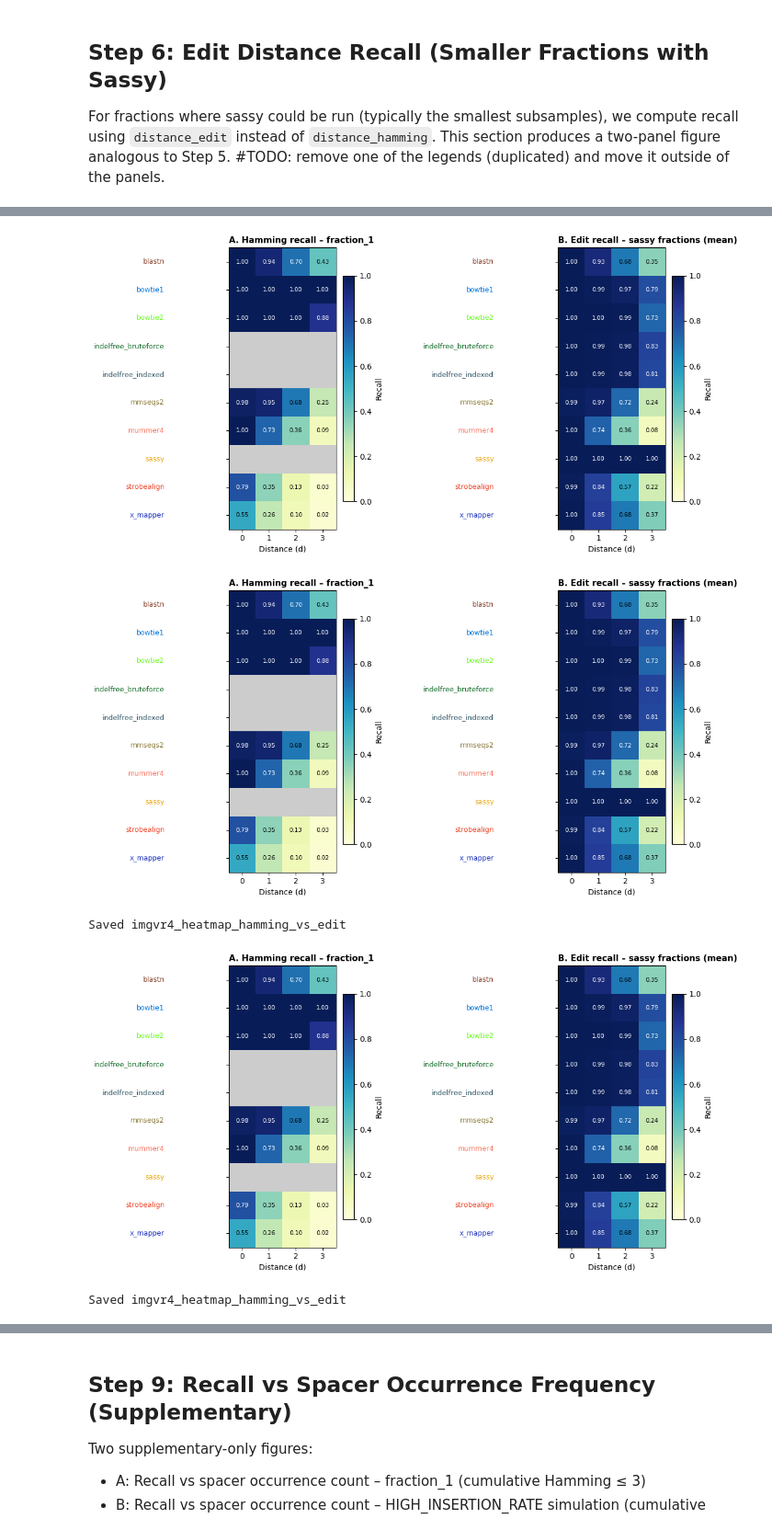
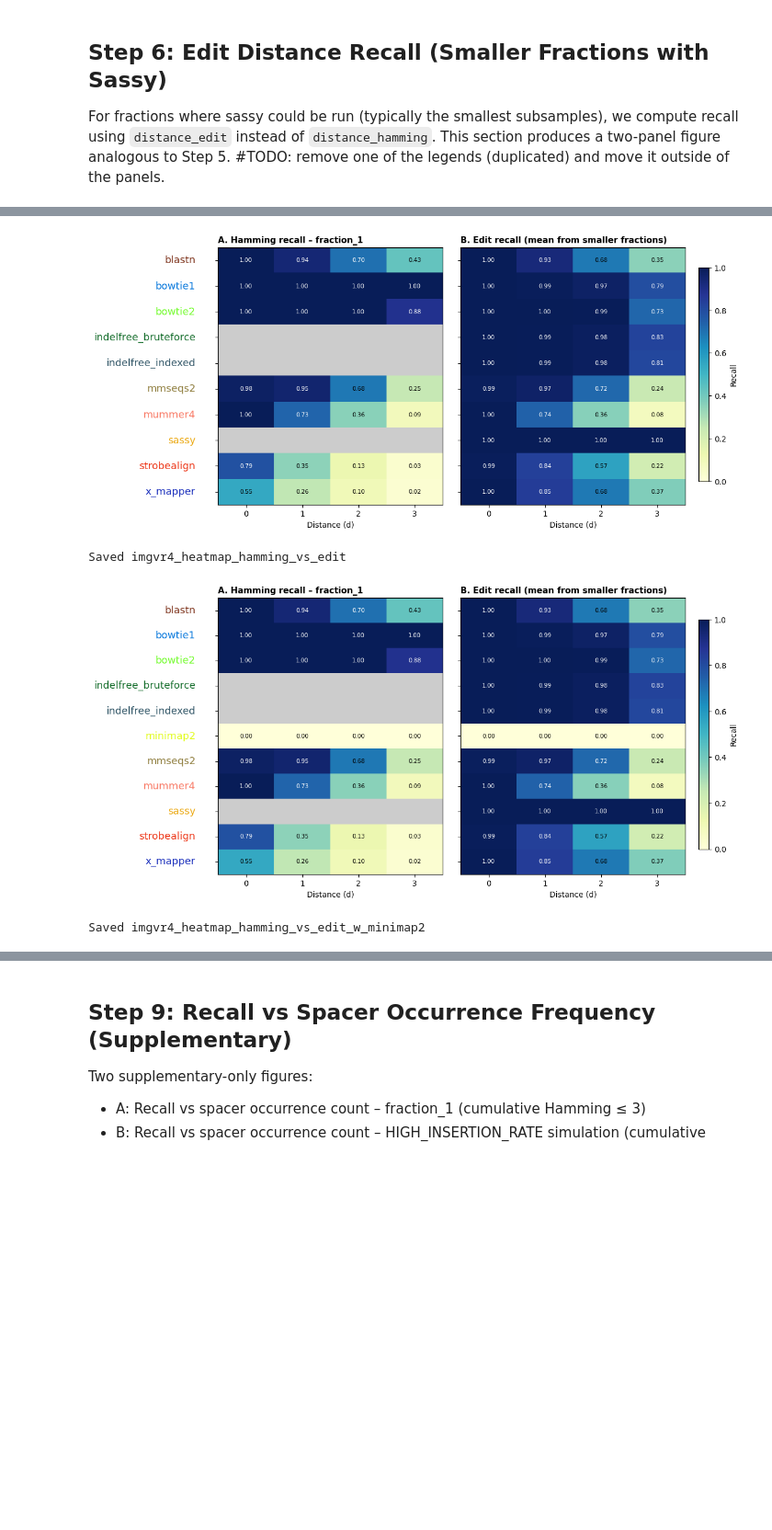
Before and after one commit to UriNeri/spacer_matching_bench, a Jupyter notebook: notebooks/Performance_imgvr4_v3.ipynb, the cells around one changed output, grey strips where cells are left out. Shown at 92% size. Cells and saved outputs as stored; diff of their text form; code cells hidden in the pictures; blank space fills up the shorter version.

```diff
--- a/notebooks/Performance_imgvr4_v3.ipynb
+++ b/notebooks/Performance_imgvr4_v3.ipynb
@@ -649,8 +582,8 @@ def compute_recall_by_distance(
 
     Each unique region (spacer_id, contig_id, region_idx) is assigned its
     MINIMUM distance across all tools.  This is the oracle "true" distance for
-    that region — the best alignment any tool achieved.  Using the minimum
-    avoids double-counting regions across distance bins (a region with min_dist=1
+    that region — the best alignment any tool achieved.  Using the minimum SHOULD
+    avoid double-counting regions across distance bins (a region with min_dist=1
     that some tools also report at distance 2 is counted only in the d=1 bin).
 
     A tool is credited with finding a region if it has any row for that region
@@ -734,8 +667,19 @@ def _plot_hamming_recall_panels(
         ax.set_ylabel('Recall')
         ax.set_xticks(dist_values)
         ax.set_ylim(-0.02, 1.05)
-        ax.legend(fontsize=8, loc='lower right')
+        # ax.legend(fontsize=8, loc='lower right')
         ax.grid(True, linestyle='--', alpha=0.4)
+
+    fig.legend(
+        # handles, labels,
+        loc='center left',
+        bbox_to_anchor=(1.05, 0.5),
+        frameon=True,
+        edgecolor='gray',
+        title='Tool',
+        fontsize=8,
+        title_fontsize=9,
+    )
 
     fig.tight_layout()
     return fig
@@ -961,7 +896,7 @@ def plot_heatmap_pair(
     edit_exact_df: pl.DataFrame,
     tools_list: list[str],
     include_minimap2: bool,
-) -> plt.Figure:
+ ) -> plt.Figure:
     """Side-by-side heatmaps: A = Hamming recall, B = Edit recall."""
     tlist = filter_tools(tools_list, include_minimap2=include_minimap2)
     ham_mat = _build_recall_matrix(hamming_exact_df.filter(pl.col('tool').is_in(tlist)), tlist, dist_values)
@@ -972,21 +907,27 @@ def plot_heatmap_pair(
 
     fig, axes = plt.subplots(1, 2, figsize=(12, max(4, len(tlist) * 0.45 + 1.5)))
 
-    for ax, mat, plabel, title in [
+    im_last = None
+    for panel_idx, (ax, mat, plabel, title) in enumerate([
         (axes[0], ham_mat, 'A.', 'Hamming recall – fraction_1'),
-        (axes[1], edit_mat, 'B.', 'Edit recall – sassy fractions (mean)'),
-    ]:
+        (axes[1], edit_mat, 'B.', 'Edit recall (mean from smaller fractions)'),
+    ]):
         im = ax.imshow(mat, aspect='auto', vmin=0, vmax=1, cmap=cmap,
                        interpolation='nearest')
+        im_last = im
         ax.set_xticks(range(len(dist_values)))
         ax.set_xticklabels([str(d) for d in dist_values])
         ax.set_xlabel('Distance (d)')
         ax.set_yticks(range(len(tlist)))
         ax.set_yticklabels([])  # colored labels below
-        for i, tool in enumerate(tlist):
-            color = tool_colors.get(tool, '#000000')
-            ax.text(-0.6, i, tool, ha='right', va='center',
-                    color=color, fontsize=9, transform=ax.get_yaxis_transform())
+
+        # Show tool-row labels only once (left panel), closer to the heatmap
+        if panel_idx == 0:
+            for i, tool in enumerate(tlist):
+                color = tool_colors.get(tool, '#000000')
+                ax.text(-0.1, i, tool, ha='right', va='center',
+                        color=color, fontsize=13, transform=ax.get_yaxis_transform())
+
         # Annotate cells
         for i in range(len(tlist)):
             for j in range(len(dist_values)):
@@ -995,44 +936,49 @@ def plot_heatmap_pair(
                     ax.text(j, i, f'{v:.2f}', ha='center', va='center',
                             fontsize=7.5, color='black' if v < 0.7 else 'white')
         ax.set_title(f'{plabel} {title}', loc='left', fontsize=11, fontweight='bold')
-        plt.colorbar(im, ax=ax, shrink=0.8, label='Recall')
 
-    fig.tight_layout()
+    # Manual layout so colorbar can sit on the right side
+    fig.subplots_adjust(left=0.22, right=0.92, wspace=0.08)
+
+    # Single shared colorbar on the right side of both panels
+    if im_last is not None:
+        cax = fig.add_axes([0.94, 0.18, 0.015, 0.64])
+        fig.colorbar(im_last, cax=cax, label='Recall')
+
     return fig
 
 
 # Hamming exact recall for fraction_1 (all tools)
 ham_exact_all = compute_recall_by_distance(
     results_hamming3, tools_in_results, 'distance_hamming', dist_values, mode='exact'
 )
 
 # Edit exact recall aggregated across sassy fractions
 edit_exact_combined = pl.concat(list(edit_recall_exact.values()))
 edit_exact_agg = (
     edit_exact_combined
     .group_by(['tool', 'distance'])
     .agg(pl.col('recall').mean().alias('recall'))
 )
 
 joint_tools = sorted(set(ham_exact_all['tool'].unique().to_list()) |
                      set(edit_exact_agg['tool'].unique().to_list()))
 
 for include_mm2 in [False, True]:
     stem = figure_stem('imgvr4_heatmap_hamming_vs_edit', include_mm2)
     fig = plot_heatmap_pair(ham_exact_all, edit_exact_agg, joint_tools, include_minimap2=include_mm2)
     if include_mm2:
         save_mpl_figure_bundle(fig, stem, [SUPP_FIG_DIR])
     else:
         save_mpl_figure_bundle(fig, stem, [MAIN_FIG_DIR, SUPP_FIG_DIR])
     plt.show()
     plt.close(fig)
     print(f"Saved {stem}")
 
 export_table(ham_exact_all, 'imgvr4_fraction1_hamming_exact_recall_table', [SUPP_TABLE_DIR])
 export_table(edit_exact_agg, 'imgvr4_sassy_edit_exact_recall_mean_table', [SUPP_TABLE_DIR])
 # %% [output]
-[figure, old version]
+[figure, new version]
+Saved imgvr4_heatmap_hamming_vs_edit
-[figure, old version]
+[figure, new version]
-Saved imgvr4_heatmap_hamming_vs_edit
-[figure, removed]
-Saved imgvr4_heatmap_hamming_vs_edit
+Saved imgvr4_heatmap_hamming_vs_edit_w_minimap2
```
Also changed, not shown: parts of 18 cells of this notebook, 41 other files.
